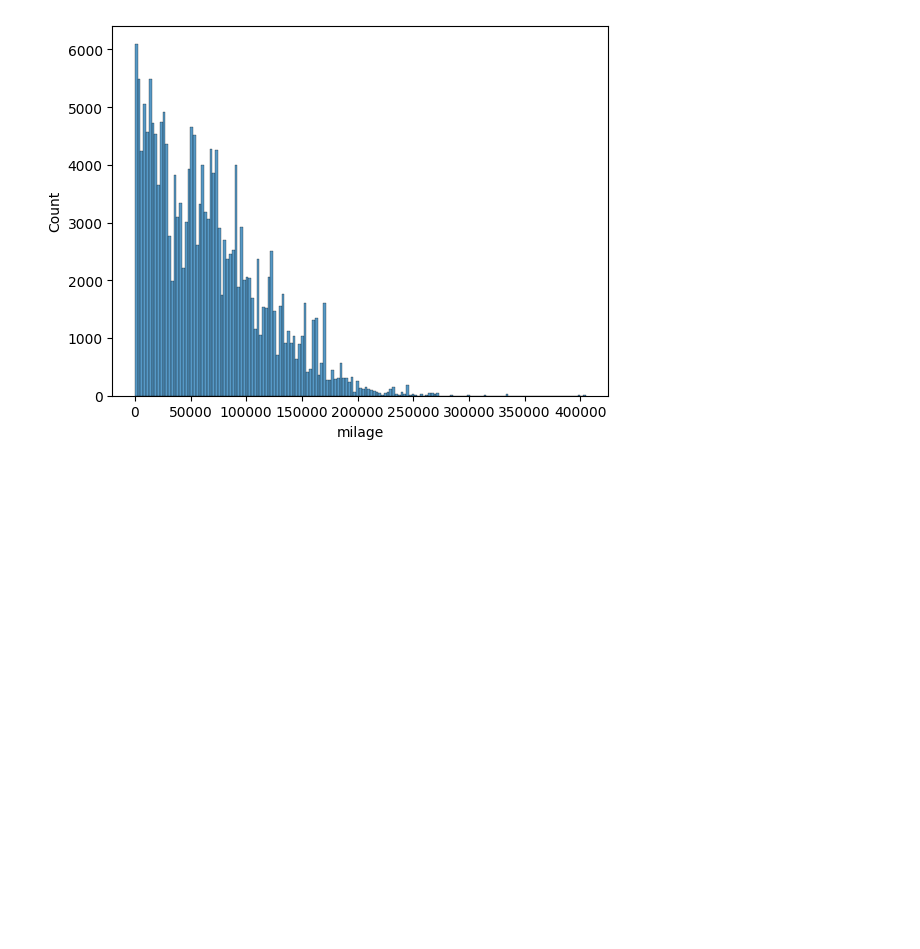
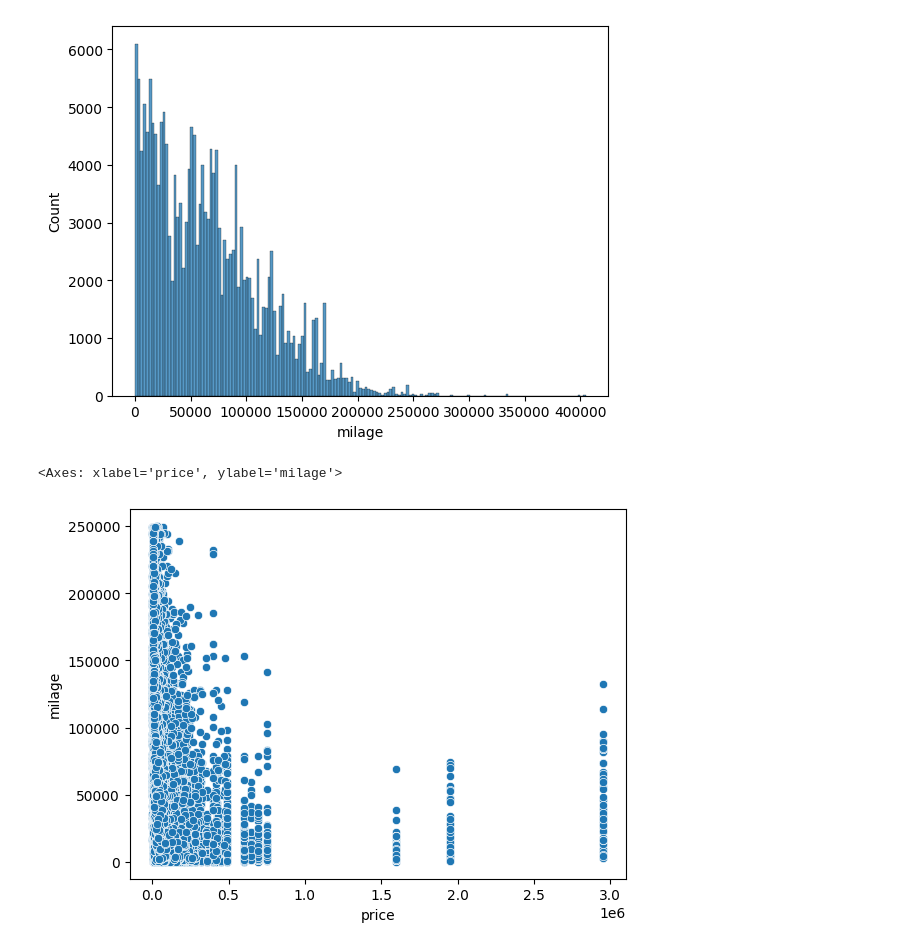
Before and after one commit to soham-bhagwat/Data-Analysis-EDA, a Jupyter notebook: competition-notebook.ipynb, the cells around one changed output. Saved outputs shown, nothing was run; the diff lists cells and outputs as text; code cells hidden in the pictures; blank space fills up the shorter version.

```diff
--- a/competition-notebook.ipynb
+++ b/competition-notebook.ipynb
@@ -128,3 +131,9 @@ sns.histplot(train_df, x = 'milage')
 plt.show()
 # %% [output]
 [figure]
+# %%
+#milage vs price
+sns.scatterplot(data = filtered_df, x = 'price', y = 'milage')
+# %% [output]
+<Axes: xlabel='price', ylabel='milage'>
+[figure, added]
```
Also changed, not shown: parts of 17 cells of this notebook.
